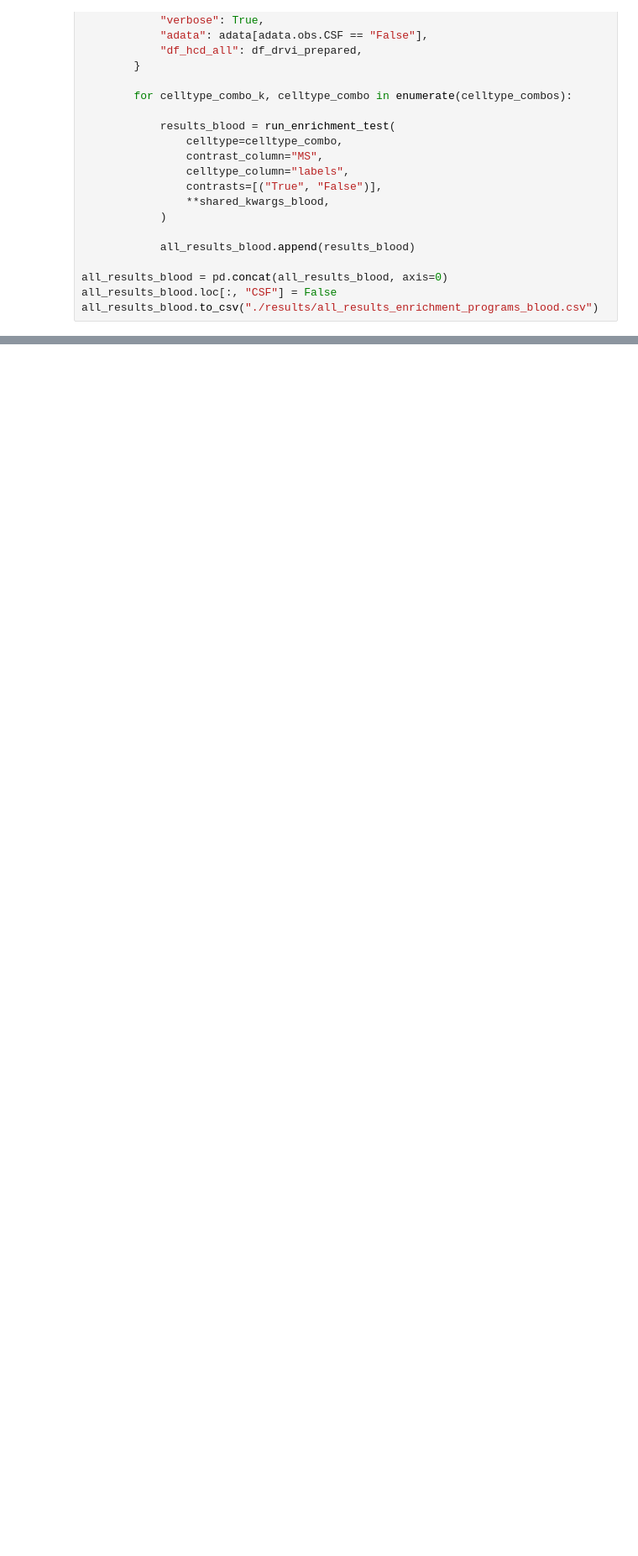
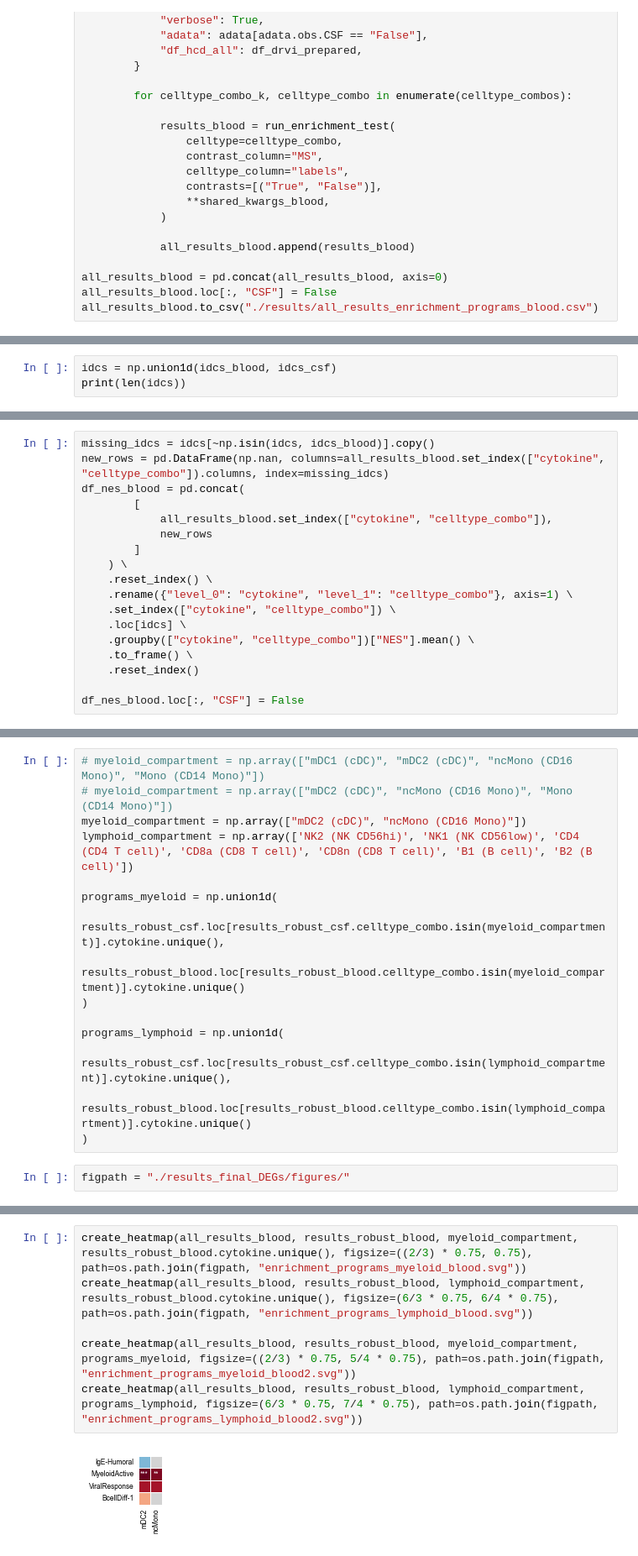
Before and after one commit to theislab/HumanCytokineDict, a Jupyter notebook: notebooks/08_usecase_MS/002_enrichment_MS_programs.ipynb, the cells around one changed output, grey strips where cells are left out. Shown: that part at 84% size. Saved outputs shown, nothing was run; the diff lists cells and outputs as text; blank space fills up the shorter version.

```diff
--- a/notebooks/08_usecase_MS/002_enrichment_MS_programs.ipynb
+++ b/notebooks/08_usecase_MS/002_enrichment_MS_programs.ipynb
@@ -482,0 +663,3 @@ def check_robustness(
+# %%
+idcs = np.union1d(idcs_blood, idcs_csf)
+print(len(idcs))
@@ -482,0 +668,18 @@ def check_robustness(
+# %%
+missing_idcs = idcs[~np.isin(idcs, idcs_blood)].copy()
+new_rows = pd.DataFrame(np.nan, columns=all_results_blood.set_index(["cytokine", "celltype_combo"]).columns, index=missing_idcs)
+df_nes_blood = pd.concat(
+        [
+            all_results_blood.set_index(["cytokine", "celltype_combo"]),
+            new_rows
+        ]
+    ) \
+    .reset_index() \
+    .rename({"level_0": "cytokine", "level_1": "celltype_combo"}, axis=1) \
+    .set_index(["cytokine", "celltype_combo"]) \
+    .loc[idcs] \
+    .groupby(["cytokine", "celltype_combo"])["NES"].mean() \
+    .to_frame() \
+    .reset_index()
+
+df_nes_blood.loc[:, "CSF"] = False
@@ -482,0 +704,17 @@ def check_robustness(
+# %%
+# myeloid_compartment = np.array(["mDC1 (cDC)", "mDC2 (cDC)", "ncMono (CD16 Mono)", "Mono (CD14 Mono)"])
+# myeloid_compartment = np.array(["mDC2 (cDC)", "ncMono (CD16 Mono)", "Mono (CD14 Mono)"])
+myeloid_compartment = np.array(["mDC2 (cDC)", "ncMono (CD16 Mono)"])
+lymphoid_compartment = np.array(['NK2 (NK CD56hi)', 'NK1 (NK CD56low)', 'CD4 (CD4 T cell)', 'CD8a (CD8 T cell)', 'CD8n (CD8 T cell)', 'B1 (B cell)', 'B2 (B cell)'])
+
+programs_myeloid = np.union1d(
+    results_robust_csf.loc[results_robust_csf.celltype_combo.isin(myeloid_compartment)].cytokine.unique(),
+    results_robust_blood.loc[results_robust_blood.celltype_combo.isin(myeloid_compartment)].cytokine.unique()
+)
+
+programs_lymphoid = np.union1d(
+    results_robust_csf.loc[results_robust_csf.celltype_combo.isin(lymphoid_compartment)].cytokine.unique(),
+    results_robust_blood.loc[results_robust_blood.celltype_combo.isin(lymphoid_compartment)].cytokine.unique()
+)
+# %%
+figpath = "./results_final_DEGs/figures/"
@@ -482,0 +723,8 @@ def check_robustness(
+# %%
+create_heatmap(all_results_blood, results_robust_blood, myeloid_compartment, results_robust_blood.cytokine.unique(), figsize=((2/3) * 0.75, 0.75), path=os.path.join(figpath, "enrichment_programs_myeloid_blood.svg"))
+create_heatmap(all_results_blood, results_robust_blood, lymphoid_compartment, results_robust_blood.cytokine.unique(), figsize=(6/3 * 0.75, 6/4 * 0.75), path=os.path.join(figpath, "enrichment_programs_lymphoid_blood.svg"))
+
+create_heatmap(all_results_blood, results_robust_blood, myeloid_compartment, programs_myeloid, figsize=((2/3) * 0.75, 5/4 * 0.75), path=os.path.join(figpath, "enrichment_programs_myeloid_blood2.svg"))
+create_heatmap(all_results_blood, results_robust_blood, lymphoid_compartment, programs_lymphoid, figsize=(6/3 * 0.75, 7/4 * 0.75), path=os.path.join(figpath, "enrichment_programs_lymphoid_blood2.svg"))
+# %% [output]
+[figure, added]
```
Also changed, not shown: parts of 27 cells of this notebook, 1 other file.
